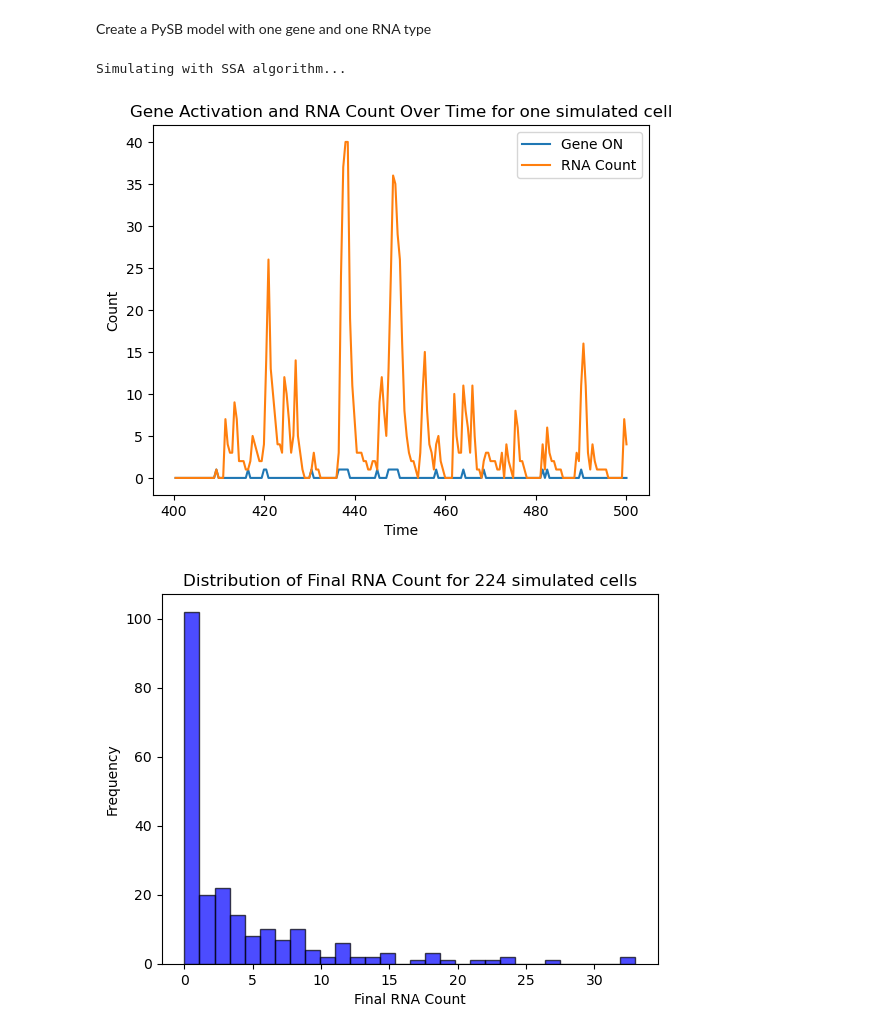
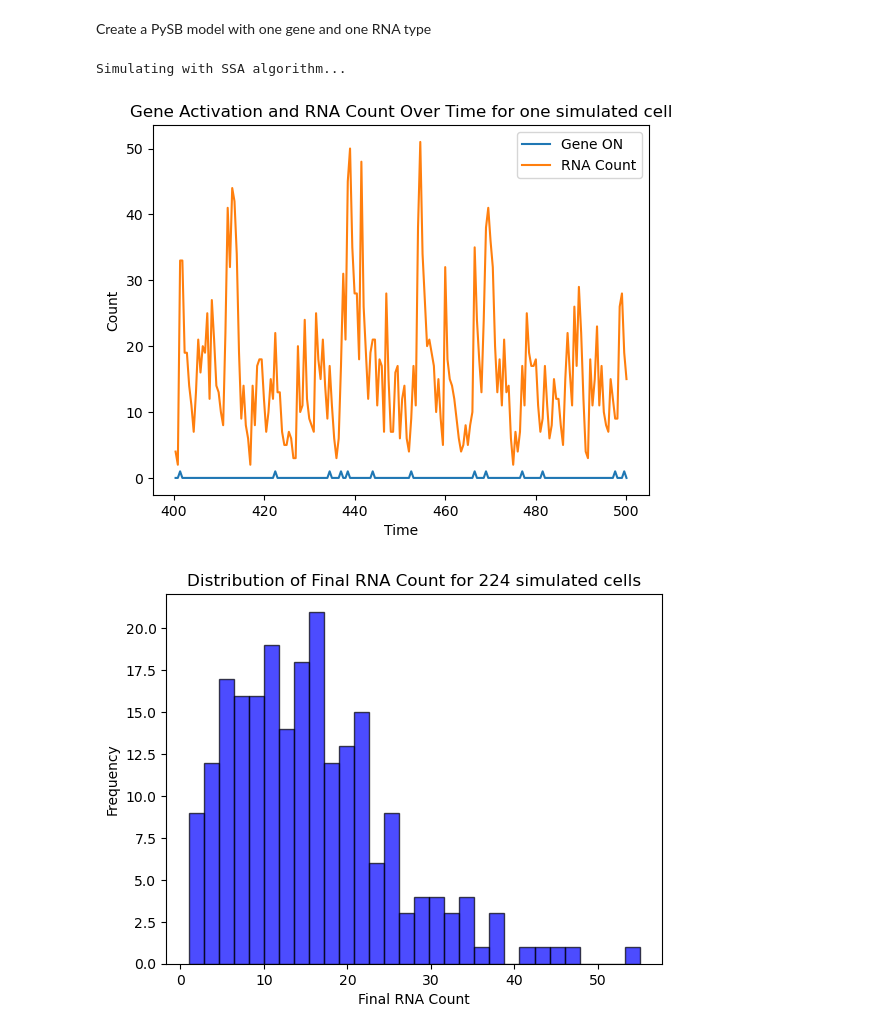
Before and after one commit to CyrilLagger/kse_txburst, a Jupyter notebook: notebooks/telegraph_model.ipynb, the cells around one changed output. Cells and saved outputs as stored; diff of their text form; code cells hidden in the pictures.

```diff
--- a/notebooks/telegraph_model.ipynb
+++ b/notebooks/telegraph_model.ipynb
@@ -64,24 +64,26 @@ class PYSBTelegraph:
             tspan=tspan, n_runs=n_runs, method="ssa", verbose=True
         )
 # %%
-mymodel = PYSBTelegraph(k_on=0.5, k_off=4.0, k_syn=40.0, k_deg=1.0)
+#mymodel = PYSBTelegraph(k_on=0.5, k_off=4.0, k_syn=40.0, k_deg=1.0)
 #mymodel = PYSBTelegraph(k_on=4.0, k_off=0.5, k_syn=40.0, k_deg=1.0)
+#mymodel = PYSBTelegraph(k_on=1.42, k_off=81.94, k_syn=593.82, k_deg=1.0)
+mymodel = PYSBTelegraph(k_on=3.10, k_off=41.25, k_syn=236.22, k_deg=1.0)
 
 mymodel.run_ssa(tspan=np.linspace(0, 500, 1000), n_runs=224)
 plt.plot(mymodel.ssa.tout[0][800:], mymodel.ssa.observables[0]["Gene_ON"][800:], label='Gene ON')
 plt.plot(mymodel.ssa.tout[0][800:], mymodel.ssa.observables[0]["RNA_count"][800:], label='RNA Count')
 plt.xlabel('Time')
 plt.ylabel('Count')
 plt.title('Gene Activation and RNA Count Over Time for one simulated cell')
 plt.legend()
 plt.show()
 
 plt.hist([mymodel.ssa.observables[i]["RNA_count"][999] for i in range(len(mymodel.ssa.observables))], bins=30, alpha=0.7, color='blue', edgecolor='black')
 plt.xlabel('Final RNA Count')
 plt.ylabel('Frequency')
 plt.title('Distribution of Final RNA Count for 224 simulated cells')
 plt.show()
 # %% [output]
 Simulating with SSA algorithm...
-[figure, old version]
+[figure, new version]
-[figure, old version]
+[figure, new version]
```
Also changed, not shown: 1 other file.
